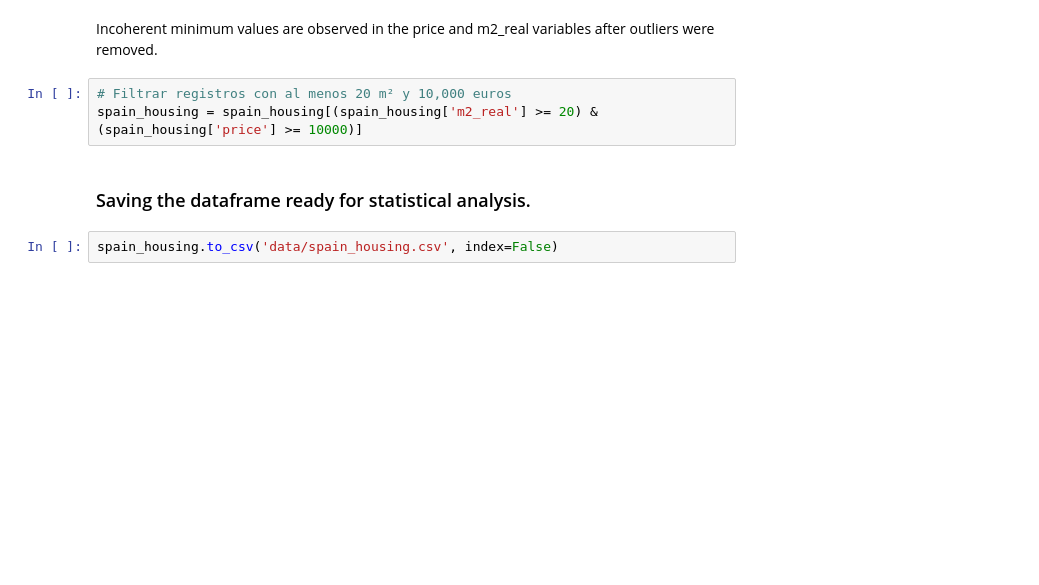
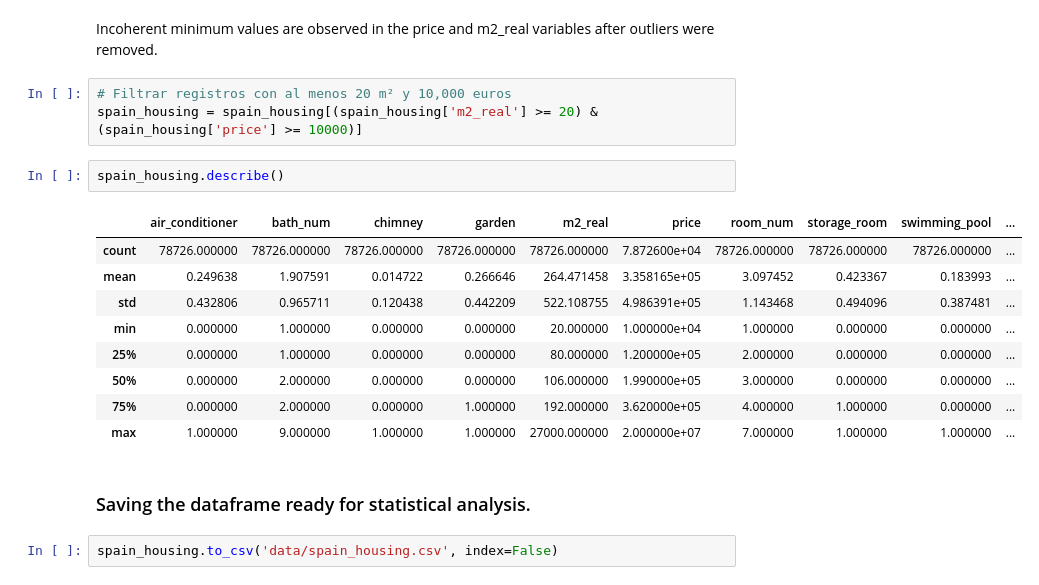
Before and after one commit to fer78/Data-Analytics-Final-Portfolio-Project, a Jupyter notebook: Data-Analytics-Final-Portfolio-Project.ipynb, the cells around one changed output. Saved outputs shown, nothing was run; the diff lists cells and outputs as text; blank space fills up the shorter version.

```diff
--- a/Data-Analytics-Final-Portfolio-Project.ipynb
+++ b/Data-Analytics-Final-Portfolio-Project.ipynb
@@ -1270,6 +1270,18 @@ Incoherent minimum values are observed in the price and m2_real variables after
 # %%
 # Filtrar registros con al menos 20 m² y 10,000 euros
 spain_housing = spain_housing[(spain_housing['m2_real'] >= 20) & (spain_housing['price'] >= 10000)]
+# %%
+spain_housing.describe()
+# %% [output]
+|  | air_conditioner | bath_num | chimney | garden | m2_real | price | room_num | storage_room | swimming_pool | ... |
+| count | 78726.000000 | 78726.000000 | 78726.000000 | 78726.000000 | 78726.000000 | 7.872600e+04 | 78726.000000 | 78726.000000 | 78726.000000 | ... |
+| mean | 0.249638 | 1.907591 | 0.014722 | 0.266646 | 264.471458 | 3.358165e+05 | 3.097452 | 0.423367 | 0.183993 | ... |
+| std | 0.432806 | 0.965711 | 0.120438 | 0.442209 | 522.108755 | 4.986391e+05 | 1.143468 | 0.494096 | 0.387481 | ... |
+| min | 0.000000 | 1.000000 | 0.000000 | 0.000000 | 20.000000 | 1.000000e+04 | 1.000000 | 0.000000 | 0.000000 | ... |
+| 25% | 0.000000 | 1.000000 | 0.000000 | 0.000000 | 80.000000 | 1.200000e+05 | 2.000000 | 0.000000 | 0.000000 | ... |
+| 50% | 0.000000 | 2.000000 | 0.000000 | 0.000000 | 106.000000 | 1.990000e+05 | 3.000000 | 0.000000 | 0.000000 | ... |
+| 75% | 0.000000 | 2.000000 | 0.000000 | 1.000000 | 192.000000 | 3.620000e+05 | 4.000000 | 1.000000 | 0.000000 | ... |
+| max | 1.000000 | 9.000000 | 1.000000 | 1.000000 | 27000.000000 | 2.000000e+07 | 7.000000 | 1.000000 | 1.000000 | ... |
 # %% [markdown]
 ### Saving the dataframe ready for statistical analysis.
 # %%
```
Also changed, not shown: 1 other file.
